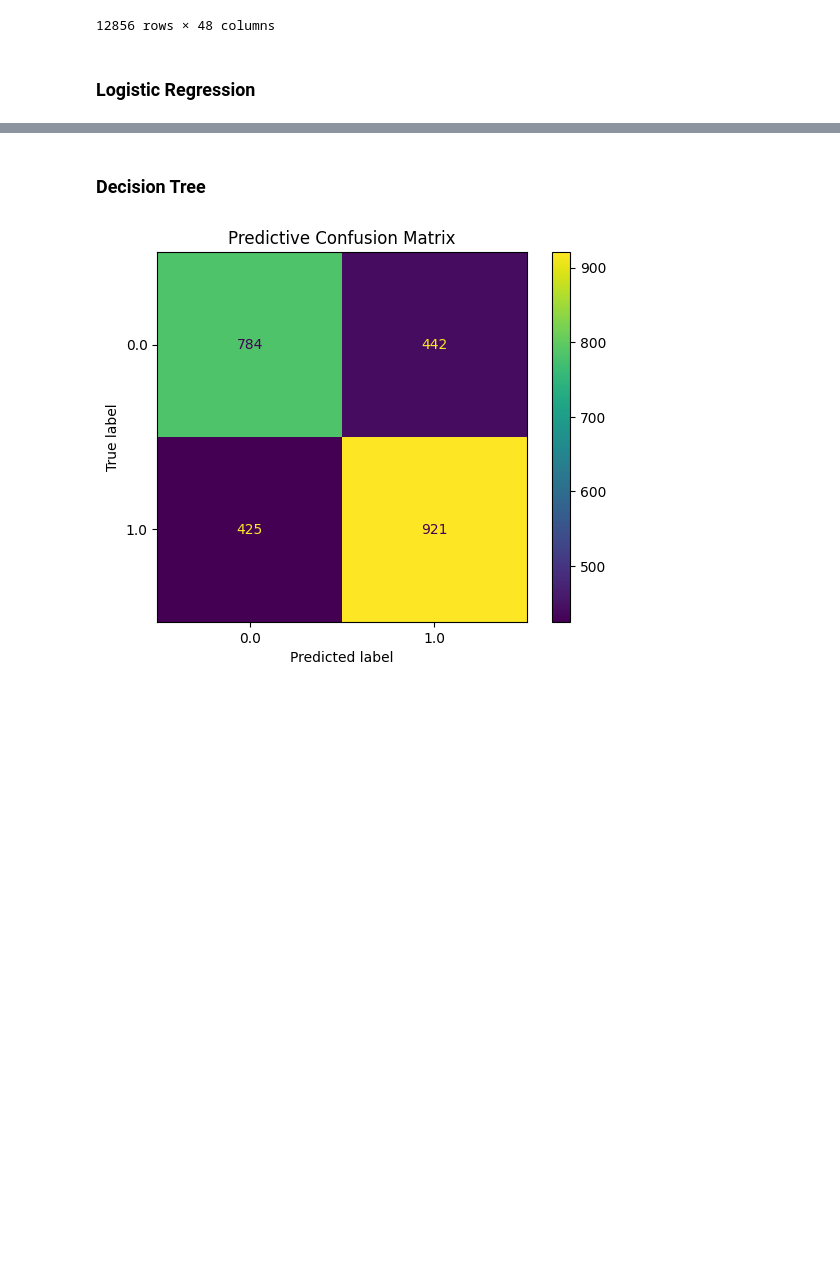
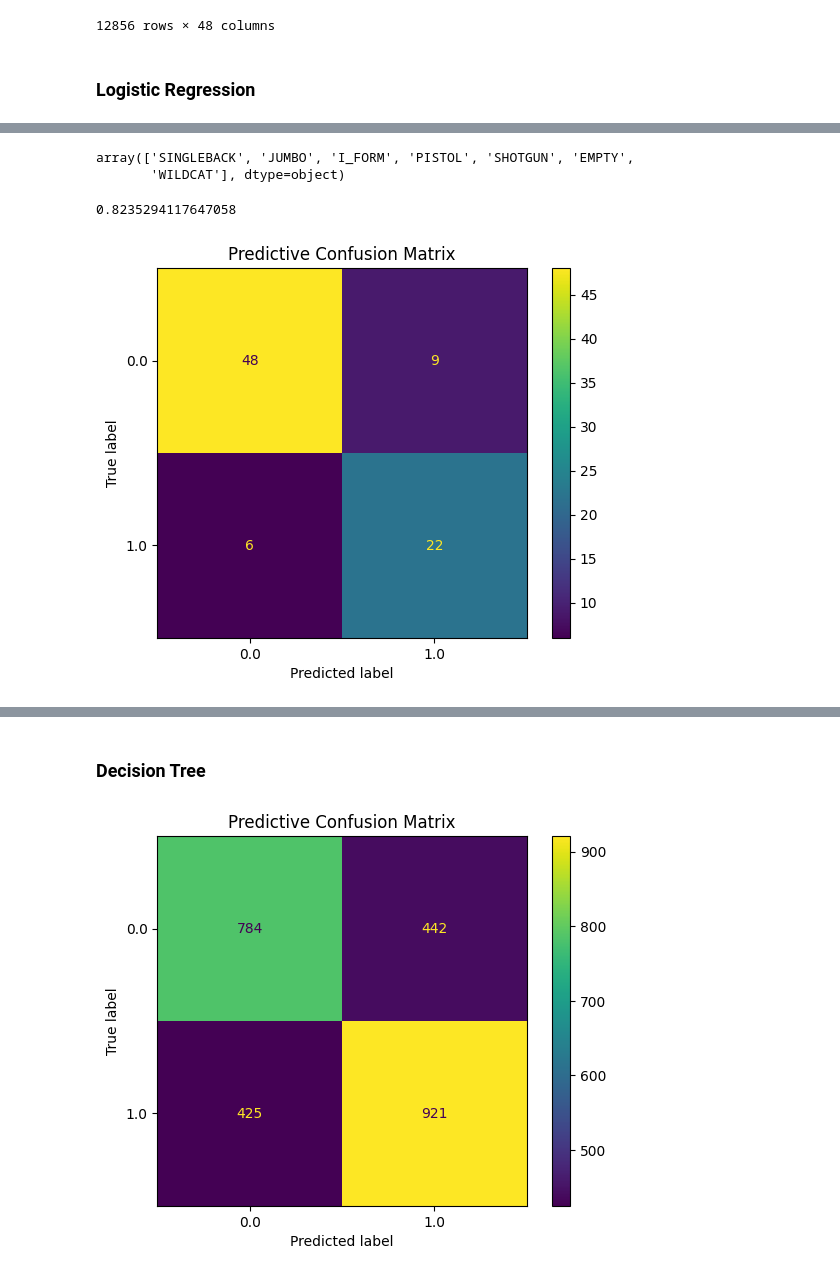
Before and after one commit to Merker56/NFL-Big-Data-Bowl-2025, a Jupyter notebook: 2025 BDB.ipynb, the cells around one changed output, grey strips where cells are left out. Saved outputs shown, nothing was run; the diff lists cells and outputs as text; code cells hidden in the pictures; blank space fills up the shorter version.

```diff
--- a/2025 BDB.ipynb
+++ b/2025 BDB.ipynb
@@ -1315,0 +1338,50 @@ weighted avg       0.74      0.74      0.74      2572
+# %%
+rush_def_data['offenseFormation'].unique()
+# %% [output]
+array(['SINGLEBACK', 'JUMBO', 'I_FORM', 'PISTOL', 'SHOTGUN', 'EMPTY',
+       'WILDCAT'], dtype=object)
+# %%
+categorical_variables = ['offenseFormation', 'defTeam', 'receiverAlignment', 'quarter', 'down',
+                         'motionSinceLineset', 'time_bucket', 'WR', 'TE', 'RB']
+numeric_variables = ['score_diff', 'yardsToGo', 'absoluteYardlineNumber']
+variables = ['offenseFormation', 'defTeam', 'receiverAlignment', 'quarter', 'down', 'score_diff',
+             'yardsToGo', 'absoluteYardlineNumber', 'motionSinceLineset', 'time_bucket',
+             'WR', 'TE', 'RB']
+target = 'rush'
+
+TB = rush_def_data[rush_def_data['teamAbbr'] == 'TB']
+
+X = TB[variables]
+y = TB[target]
+
+X_train, X_test, y_train, y_test = train_test_split(X, y, test_size = 0.2, random_state = 42)
+## One Hot Encode the categorical values
+preprocessing = ColumnTransformer(
+    transformers = [('cat', OneHotEncoder(handle_unknown = 'ignore'), categorical_variables),
+                    ('num', StandardScaler(), numeric_variables)
+                    ]
+)
+# Basic Logistic Regression Model
+log_model = Pipeline(
+    steps = [
+        ('preprocessor', preprocessing),
+        ('classifier', LogisticRegression(solver = 'liblinear'))
+    ]
+)
+# Fit the data
+log_model.fit(X_train, y_train)
+# Make a prediction
+y_predict = log_model.predict(X_test)
+# Accuracy
+log_model_accuracy = accuracy_score(y_test, y_predict)
+# %%
+print(log_model_accuracy)
+# %% [output]
+0.8235294117647058
+# %%
+from sklearn.metrics import ConfusionMatrixDisplay
+ConfusionMatrixDisplay.from_predictions(y_test, y_predict)
+plt.title('Predictive Confusion Matrix')
+plt.show()
+# %% [output]
+[figure, added]
```
Also changed, not shown: parts of 35 cells of this notebook.
